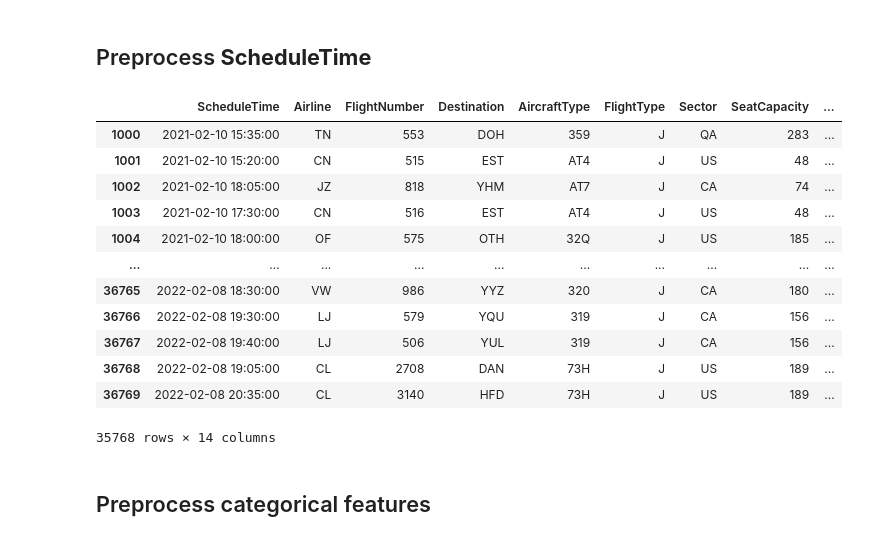
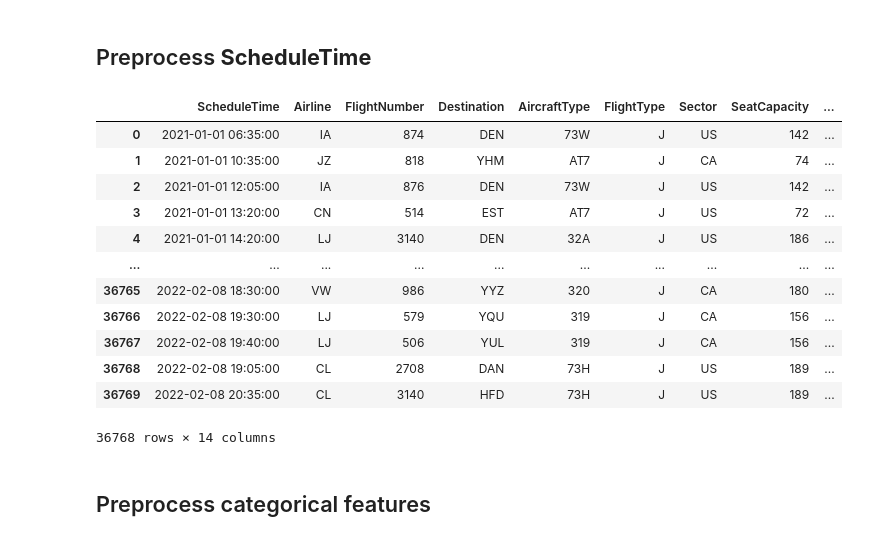
Before and after one commit to augustsemrau/02582case1, a Jupyter notebook: notebooks/data_encoding.ipynb, the cells around one changed output. Saved outputs shown, nothing was run; the diff lists cells and outputs as text; code cells hidden in the pictures.

```diff
--- a/data_analysis.ipynb
+++ b/notebooks/data_encoding.ipynb
@@ -87,34 +87,34 @@ Data had 36770 rows pre-nan-removal, now has 36768 rows.
 # %%
 ### Preprosses time for getting year, month, week number, weekday, hour of day and minute of hour
 X['Year'] = X['ScheduleTime'].dt.year
 X['Month'] = X['ScheduleTime'].dt.month
-X['WeekNumber'] = X['ScheduleTime'].dt.week % 52;
+X['WeekNumber'] = X['ScheduleTime'].dt.isocalendar().week % 52;
 X['Weekday'] = X['ScheduleTime'].dt.dayofweek + 1;
 X['HourOfDay'] = X['ScheduleTime'].dt.hour
 X['MinuteOfHour'] = X['ScheduleTime'].dt.minute
 
 X.Year = X.Year.astype(object)
 X.Month = X.Month.astype(object)
 X.WeekNumber = X.WeekNumber.astype(object)
 X.Weekday = X.Weekday.astype(object)
 X.HourOfDay = X.HourOfDay.astype(object)
 X.MinuteOfHour = X.MinuteOfHour.astype(object)
 
-X[1000:]
+X
 # %% [output]
 |  | ScheduleTime | Airline | FlightNumber | Destination | AircraftType | FlightType | Sector | SeatCapacity | ... |
-| 1000 | 2021-02-10 15:35:00 | TN | 553 | DOH | 359 | J | QA | 283 | ... |
-| 1001 | 2021-02-10 15:20:00 | CN | 515 | EST | AT4 | J | US | 48 | ... |
-| 1002 | 2021-02-10 18:05:00 | JZ | 818 | YHM | AT7 | J | CA | 74 | ... |
-| 1003 | 2021-02-10 17:30:00 | CN | 516 | EST | AT4 | J | US | 48 | ... |
-| 1004 | 2021-02-10 18:00:00 | OF | 575 | OTH | 32Q | J | US | 185 | ... |
+| 0 | 2021-01-01 06:35:00 | IA | 874 | DEN | 73W | J | US | 142 | ... |
+| 1 | 2021-01-01 10:35:00 | JZ | 818 | YHM | AT7 | J | CA | 74 | ... |
+| 2 | 2021-01-01 12:05:00 | IA | 876 | DEN | 73W | J | US | 142 | ... |
+| 3 | 2021-01-01 13:20:00 | CN | 514 | EST | AT7 | J | US | 72 | ... |
+| 4 | 2021-01-01 14:20:00 | LJ | 3140 | DEN | 32A | J | US | 186 | ... |
 | ... | ... | ... | ... | ... | ... | ... | ... | ... | ... |
 | 36765 | 2022-02-08 18:30:00 | VW | 986 | YYZ | 320 | J | CA | 180 | ... |
 | 36766 | 2022-02-08 19:30:00 | LJ | 579 | YQU | 319 | J | CA | 156 | ... |
 | 36767 | 2022-02-08 19:40:00 | LJ | 506 | YUL | 319 | J | CA | 156 | ... |
 | 36768 | 2022-02-08 19:05:00 | CL | 2708 | DAN | 73H | J | US | 189 | ... |
 | 36769 | 2022-02-08 20:35:00 | CL | 3140 | HFD | 73H | J | US | 189 | ... |
-35768 rows × 14 columns
+36768 rows × 14 columns
 # %% [markdown]
 ## Preprocess categorical features
 # %%
```
Also changed, not shown: parts of 9 cells of this notebook, 2 other files.
